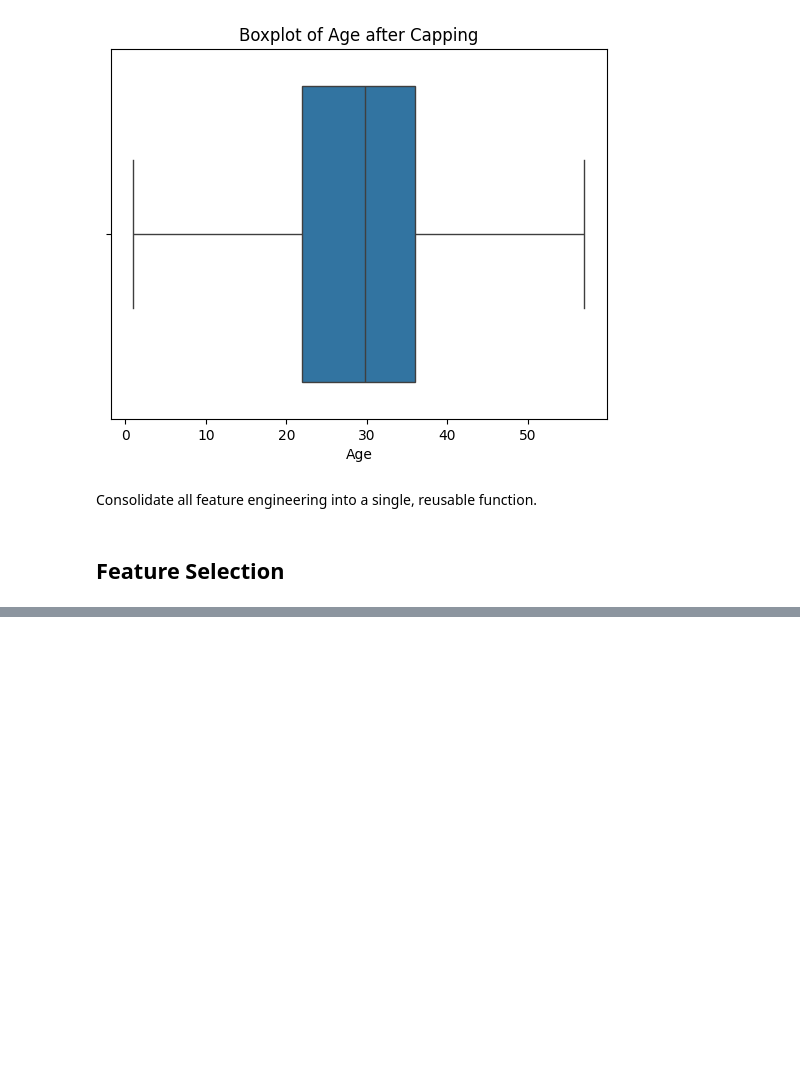
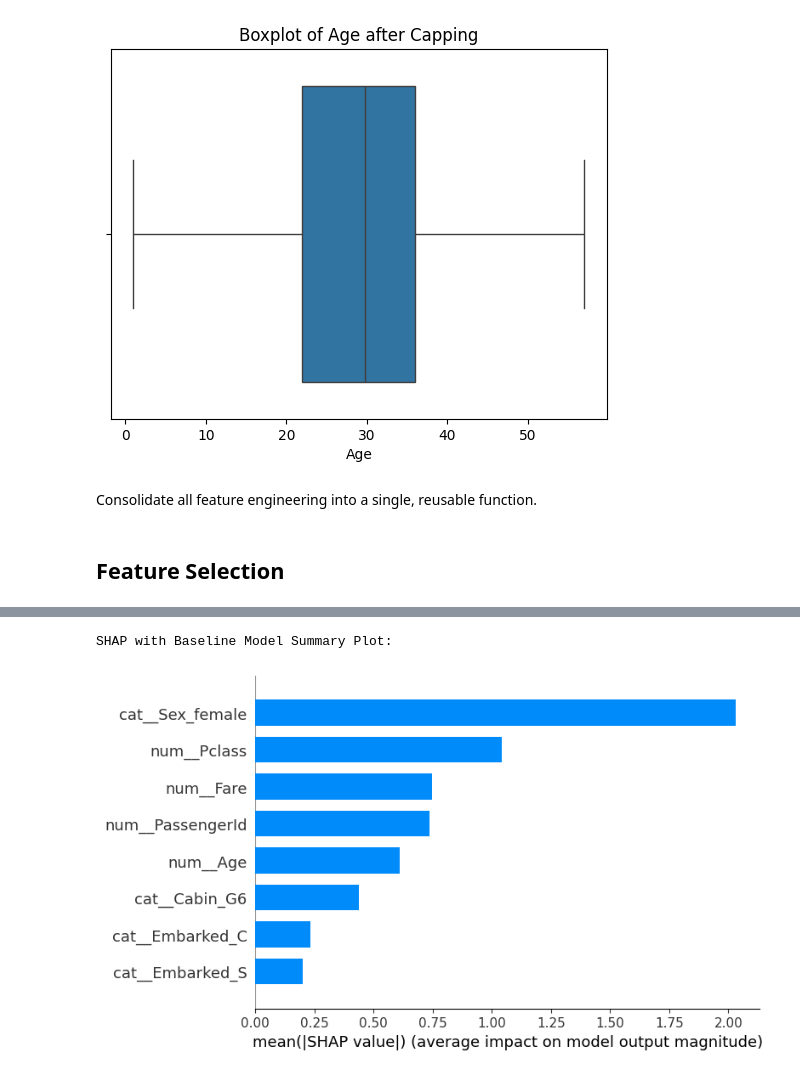
Before and after one commit to ArthurgLeonida/UFSC-DAS410108-Algorithms-DataToML, a Jupyter notebook: titanic_workflow.ipynb, the cells around one changed output, grey strips where cells are left out. Drawn from its saved outputs; the diff is of its cells as text; code cells hidden in the pictures; blank space fills up the shorter version.

```diff
--- a/youtube.ipynb
+++ b/titanic_workflow.ipynb
@@ -583,3 +731,12 @@ SHAP Summary Plot (Top 8 Features):
+# %%
+# Plot feature importance for baseline model
+explainer = shap.Explainer(baseline_model, X_train_base_processed)
+shap_values = explainer(X_val_base_processed)
+print(f"\nSHAP with Baseline Model Summary Plot:")
+shap.summary_plot(shap_values, X_val_base_processed, plot_type="bar", max_display=len(top_features_final))
+# %% [output]
+SHAP with Baseline Model Summary Plot:
+[figure, added]
 # %%
 print("\n--- Model Performance Comparison ---")
 # Make sure you have the baseline_accuracy variable from the start of your notebook
```
Also changed, not shown: parts of 28 cells of this notebook, 3 other files.
